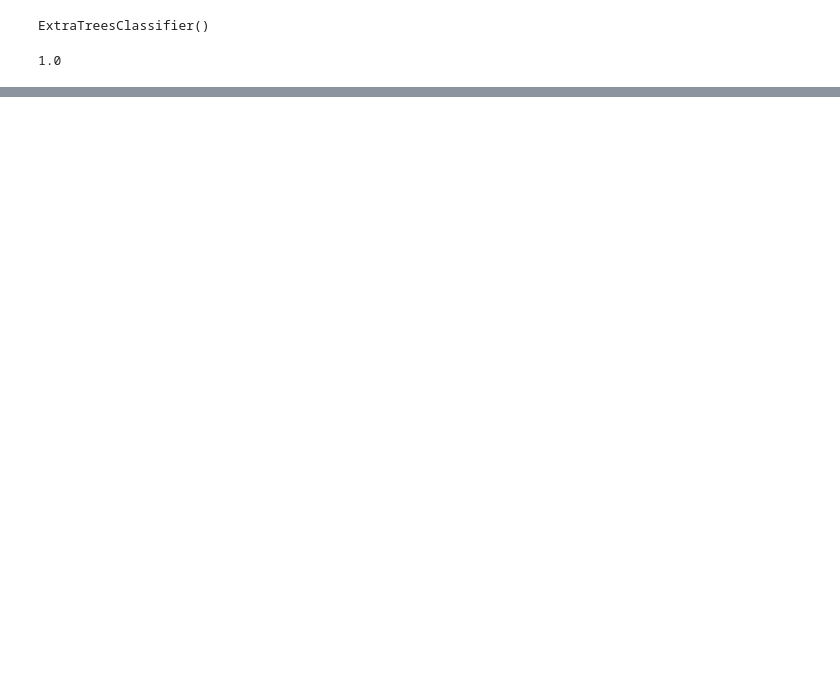
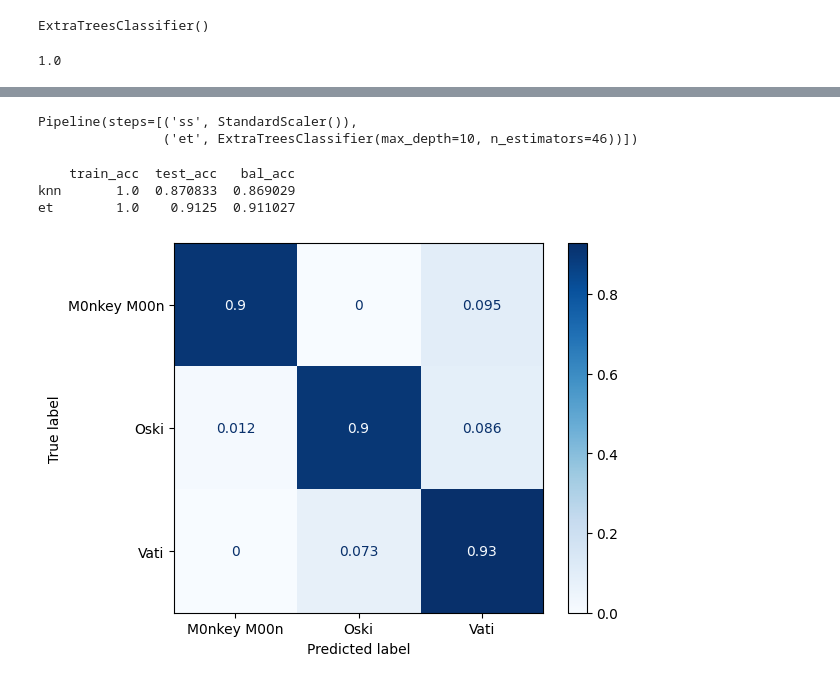
Before and after one commit to boay00/capstone-GA, a Jupyter notebook: 3-modeling-playstyle/code/playstyle-classification-model.ipynb, the cells around one changed output, grey strips where cells are left out. Saved outputs shown, nothing was run; the diff lists cells and outputs as text; code cells hidden in the pictures; blank space fills up the shorter version.

```diff
--- a/3-modeling-playstyle/code/playstyle-classification-model.ipynb
+++ b/3-modeling-playstyle/code/playstyle-classification-model.ipynb
@@ -129,0 +189,20 @@ pipe = Pipel
+# %%
+pipe_et = Pipeline([
+    ('ss', StandardScaler()),
+    ('et', ExtraTreesClassifier())
+])
+# %%
+gs_et = GridSearchCV(
+    pipe_et,
+    param_grid={
+        'et__n_estimators' : [46],
+        'et__max_depth' : [5,7,10,15],
+        'et__min_samples_split' : [1,2,3,4]
+    },
+    cv = 5,
+    verbose = 1,
+    n_jobs = -1,
+    scoring = 'balanced_accuracy'
+)
+# %%
+gs_et.fit(X_train, y_train)
@@ -129,0 +236,16 @@ pipe = Pipel
+# %%
+gs_et.best_estimator_
+# %% [output]
+Pipeline(steps=[('ss', StandardScaler()),
+                ('et', ExtraTreesClassifier(max_depth=10, n_estimators=46))])
+# %%
+scores_df = get_accuracies(X_train, y_train, X_test, y_test,
+                           gs_et.best_estimator_,
+                           'et',
+                           scores_df = scores_df,
+                           norm = 'true')
+# %% [output]
+    train_acc  test_acc   bal_acc
+knn       1.0  0.870833  0.869029
+et        1.0    0.9125  0.911027
+[figure, added]
```
Also changed, not shown: parts of 53 cells of this notebook, 12 other files.
